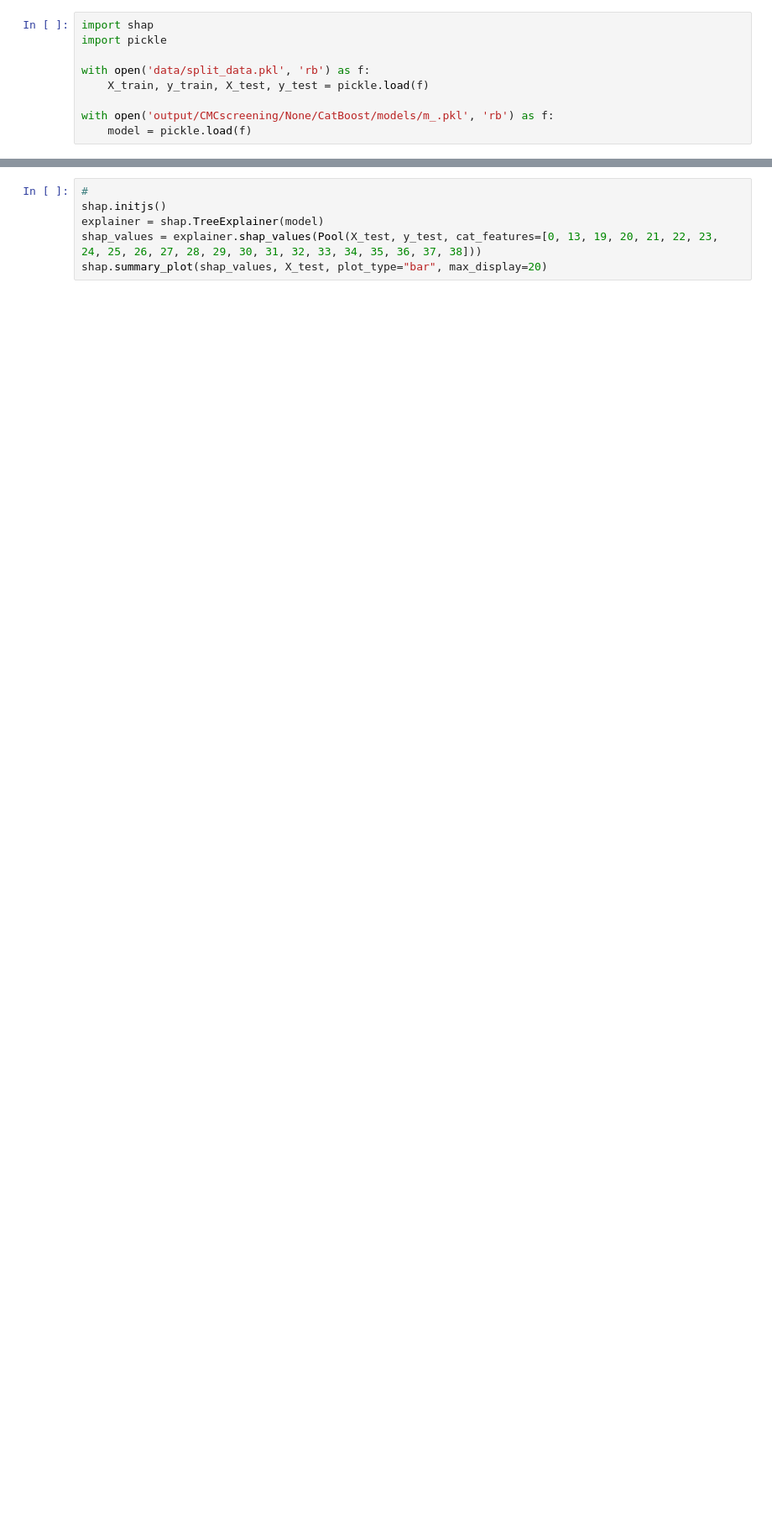
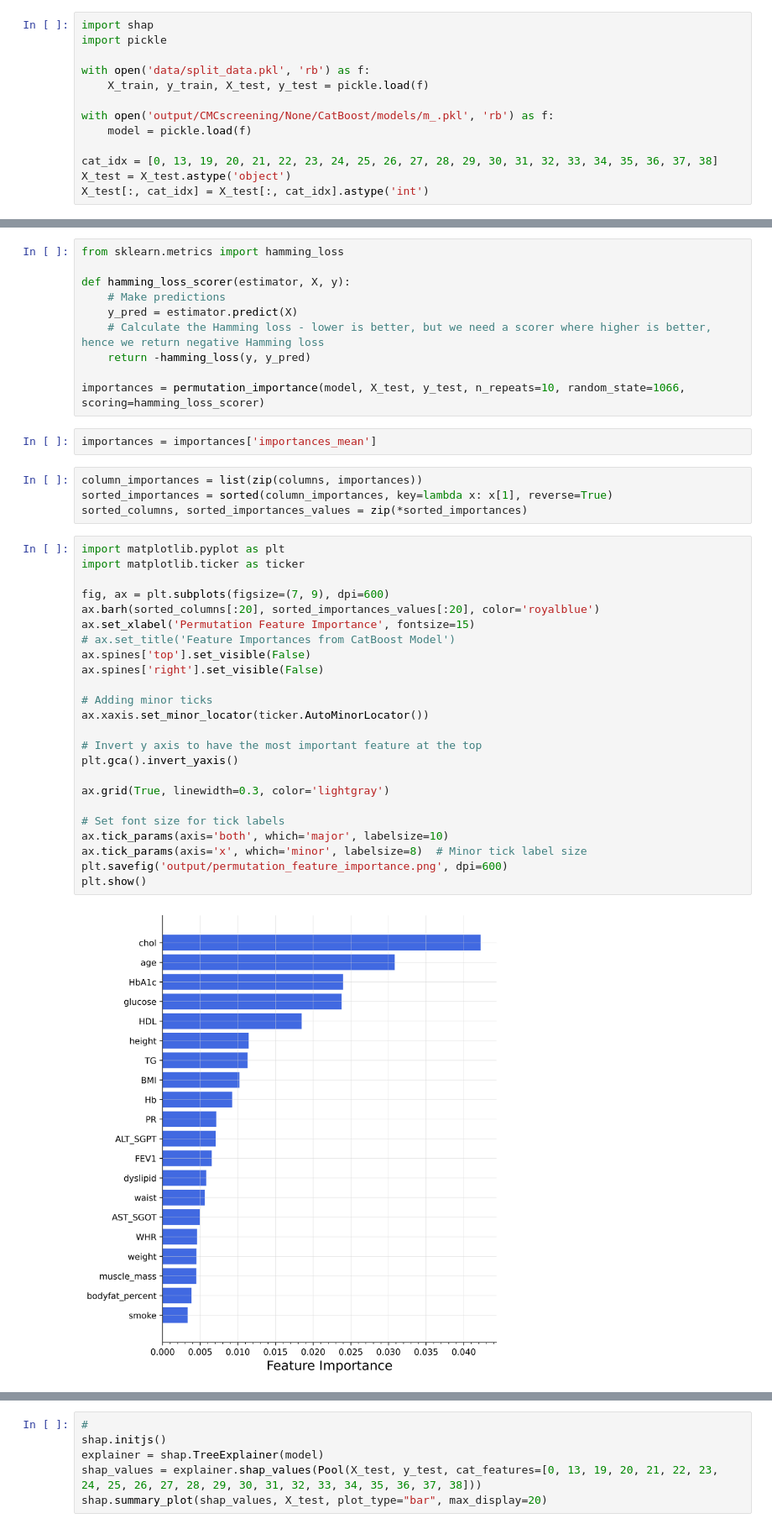
Before and after one commit to eunsikchoi1230/TabSurvey, a Jupyter notebook: Untitled.ipynb, the cells around one changed output, grey strips where cells are left out. Shown at 84% size. Saved outputs shown, nothing was run; the diff lists cells and outputs as text; blank space fills up the shorter version.

```diff
--- a/Untitled.ipynb
+++ b/Untitled.ipynb
@@ -7,4 +17,8 @@ with open('data/split_data.pkl', 'rb') as f:
 
 with open('output/CMCscreening/None/CatBoost/models/m_.pkl', 'rb') as f:
     model = pickle.load(f)
+
+cat_idx = [0, 13, 19, 20, 21, 22, 23, 24, 25, 26, 27, 28, 29, 30, 31, 32, 33, 34, 35, 36, 37, 38]
+X_test = X_test.astype('object')
+X_test[:, cat_idx] = X_test[:, cat_idx].astype('int')
 # %%
@@ -60,0 +63,42 @@ plt.show()
+# %%
+from sklearn.metrics import hamming_loss
+
+def hamming_loss_scorer(estimator, X, y):
+    # Make predictions
+    y_pred = estimator.predict(X)
+    # Calculate the Hamming loss - lower is better, but we need a scorer where higher is better, hence we return negative Hamming loss
+    return -hamming_loss(y, y_pred)
+
+importances = permutation_importance(model, X_test, y_test, n_repeats=10, random_state=1066, scoring=hamming_loss_scorer)
+# %%
+importances = importances['importances_mean']
+# %%
+column_importances = list(zip(columns, importances))
+sorted_importances = sorted(column_importances, key=lambda x: x[1], reverse=True)
+sorted_columns, sorted_importances_values = zip(*sorted_importances)
+# %%
+import matplotlib.pyplot as plt
+import matplotlib.ticker as ticker
+
+fig, ax = plt.subplots(figsize=(7, 9), dpi=600)
+ax.barh(sorted_columns[:20], sorted_importances_values[:20], color='royalblue')
+ax.set_xlabel('Permutation Feature Importance', fontsize=15)
+# ax.set_title('Feature Importances from CatBoost Model')
+ax.spines['top'].set_visible(False)
+ax.spines['right'].set_visible(False)
+
+# Adding minor ticks
+ax.xaxis.set_minor_locator(ticker.AutoMinorLocator())
+
+# Invert y axis to have the most important feature at the top
+plt.gca().invert_yaxis()
+
+ax.grid(True, linewidth=0.3, color='lightgray')
+
+# Set font size for tick labels
+ax.tick_params(axis='both', which='major', labelsize=10)
+ax.tick_params(axis='x', which='minor', labelsize=8)  # Minor tick label size
+plt.savefig('output/permutation_feature_importance.png', dpi=600)
+plt.show()
+# %% [output]
+[figure, added]
```
Also changed, not shown: parts of 8 cells of this notebook, 4 other files.
